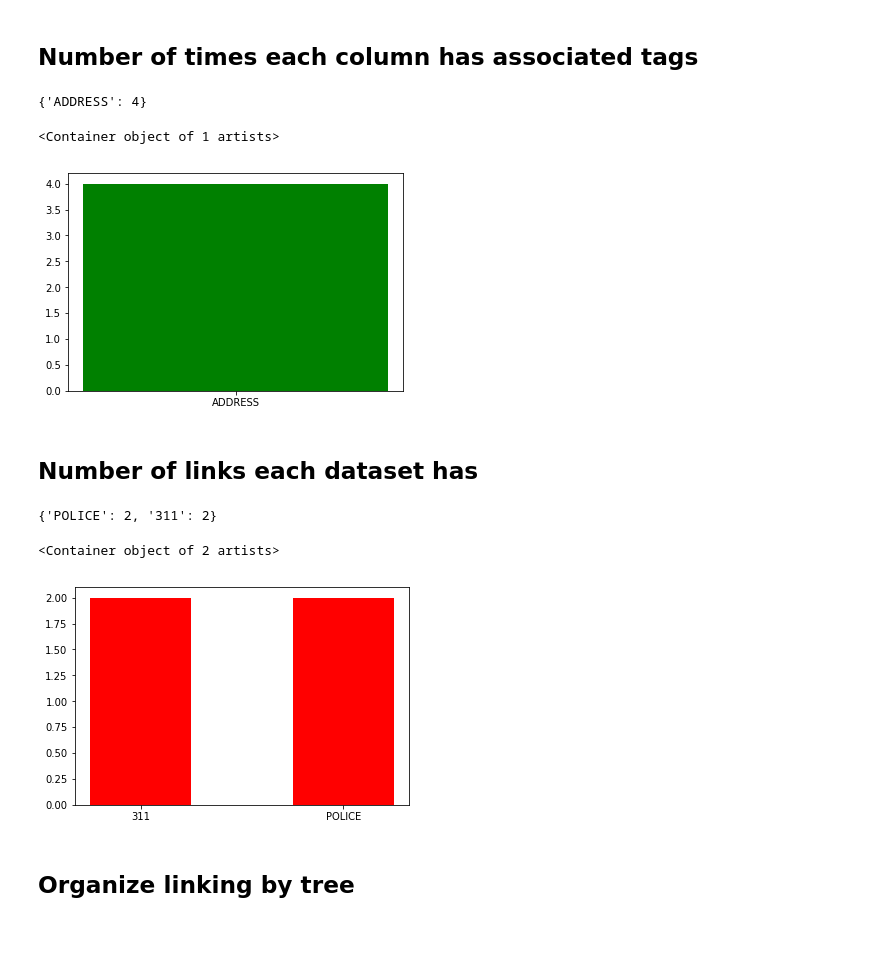
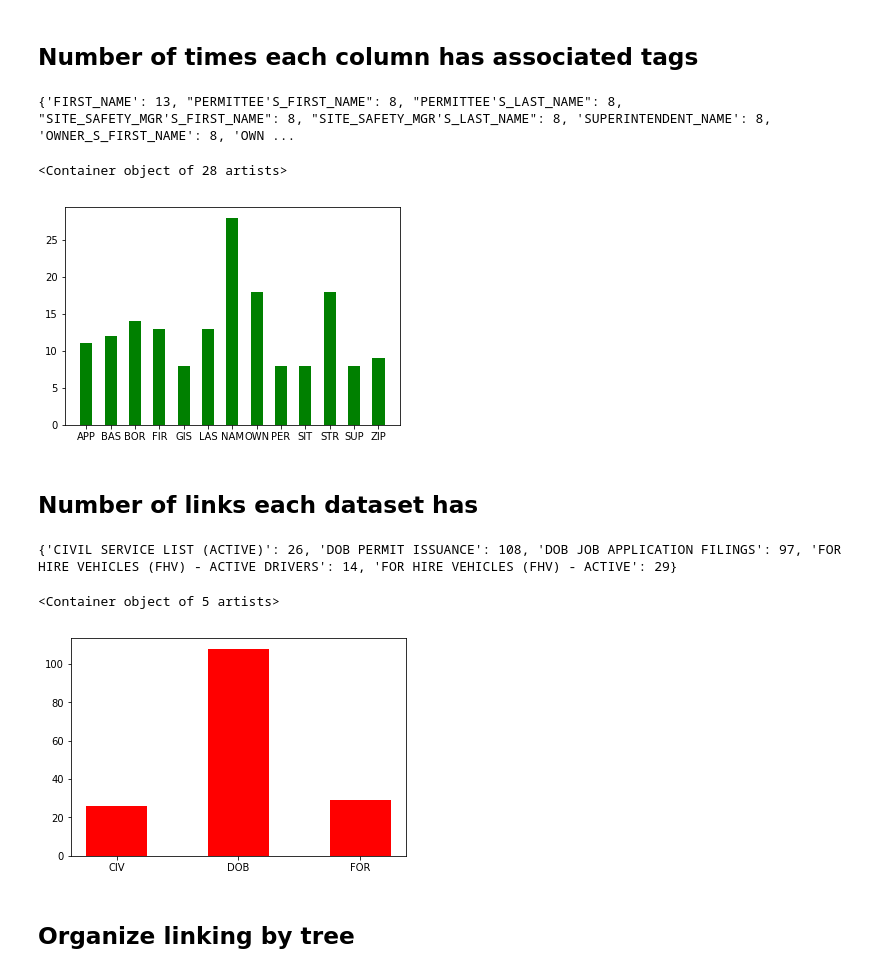
Before and after one commit to emontag/PIDA_Project, a Jupyter notebook: Code.ipynb, the cells around one changed output. Drawn from its saved outputs; the diff is of its cells as text; code cells hidden in the pictures; blank space fills up the shorter version.

```diff
--- a/Code.ipynb
+++ b/Code.ipynb
@@ -58,7 +61,7 @@ for index, file in enumerate(all_files):
                     for secondtag in all_files[secondindex][secondname][secondcol]:
                         #print ("Tag: ", secondtag)
                         #do all checking for common tags here
-                        if tag.upper()==secondtag.upper():
+                        if tag.upper()==secondtag.upper() and index is not secondindex:
                             print (name, "and", secondname, "are linked at column", col, "and column", secondcol, "through tag", tag)
                             all_links.append([name.upper(), col.upper(), tag.upper() , secondname.upper(), secondcol.upper(), secondtag.upper()])
 print (len(all_links))
@@ -101,0 +112,6 @@ plt.bar(tag_dict.keys(), tag_dict.values(), .5, color='b')
+# %%
+li=tag_dict.keys()
+new_li=[]
+for l in li:
+    new_li.append(l[0:3])
+plt.bar(new_li, tag_dict.values(), .5, color='b')#resize as needed
@@ -114,12 +133,16 @@ for sublist in full_tree:
         col_dict[sublist[3]]=1
 print (col_dict)
 # %% [output]
-{'ADDRESS': 4}
+{'FIRST_NAME': 13, "PERMITTEE'S_FIRST_NAME": 8, "PERMITTEE'S_LAST_NAME": 8, "SITE_SAFETY_MGR'S_FIRST_NAME": 8, "SITE_SAFETY_MGR'S_LAST_NAME": 8, 'SUPERINTENDENT_NAME': 8, 'OWNER_S_FIRST_NAME': 8, 'OWN ...
 # %%
-plt.bar(col_dict.keys(), col_dict.values(), .5, color='g')
+li=col_dict.keys()
+new_li=[]
+for l in li:
+    new_li.append(l[0:3])
+plt.bar(new_li, col_dict.values(), .5, color='g')
 # %% [output]
-<Container object of 1 artists>
+<Container object of 28 artists>
-[figure, old version]
+[figure, new version]
 # %% [markdown]
 ## Number of links each dataset has
 # %%
@@ -135,12 +158,16 @@ for sublist in full_tree:
         dataset_dict[sublist[4]]=1
 print (dataset_dict)
 # %% [output]
-{'POLICE': 2, '311': 2}
+{'CIVIL SERVICE LIST (ACTIVE)': 26, 'DOB PERMIT ISSUANCE': 108, 'DOB JOB APPLICATION FILINGS': 97, 'FOR HIRE VEHICLES (FHV) - ACTIVE DRIVERS': 14, 'FOR HIRE VEHICLES (FHV) - ACTIVE': 29}
 # %%
-plt.bar(dataset_dict.keys(), dataset_dict.values(), .5, color='r')
+li=dataset_dict.keys()
+new_li=[]
+for l in li:
+    new_li.append(l[0:3])
+plt.bar(new_li, dataset_dict.values(), .5, color='r')
 # %% [output]
-<Container object of 2 artists>
+<Container object of 5 artists>
-[figure, old version]
+[figure, new version]
 # %% [markdown]
 ## Organize linking by tree
 # %%
```
Also changed, not shown: parts of 15 cells of this notebook, 7 other files.
